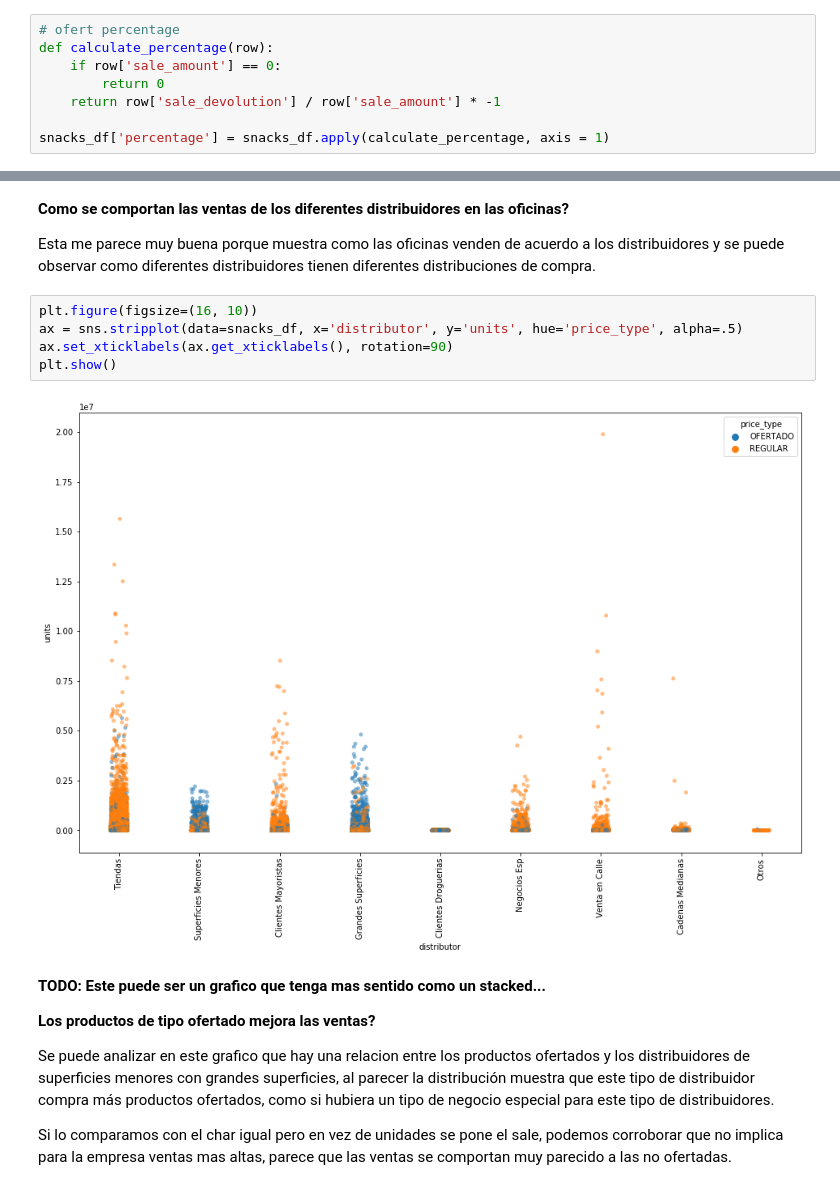
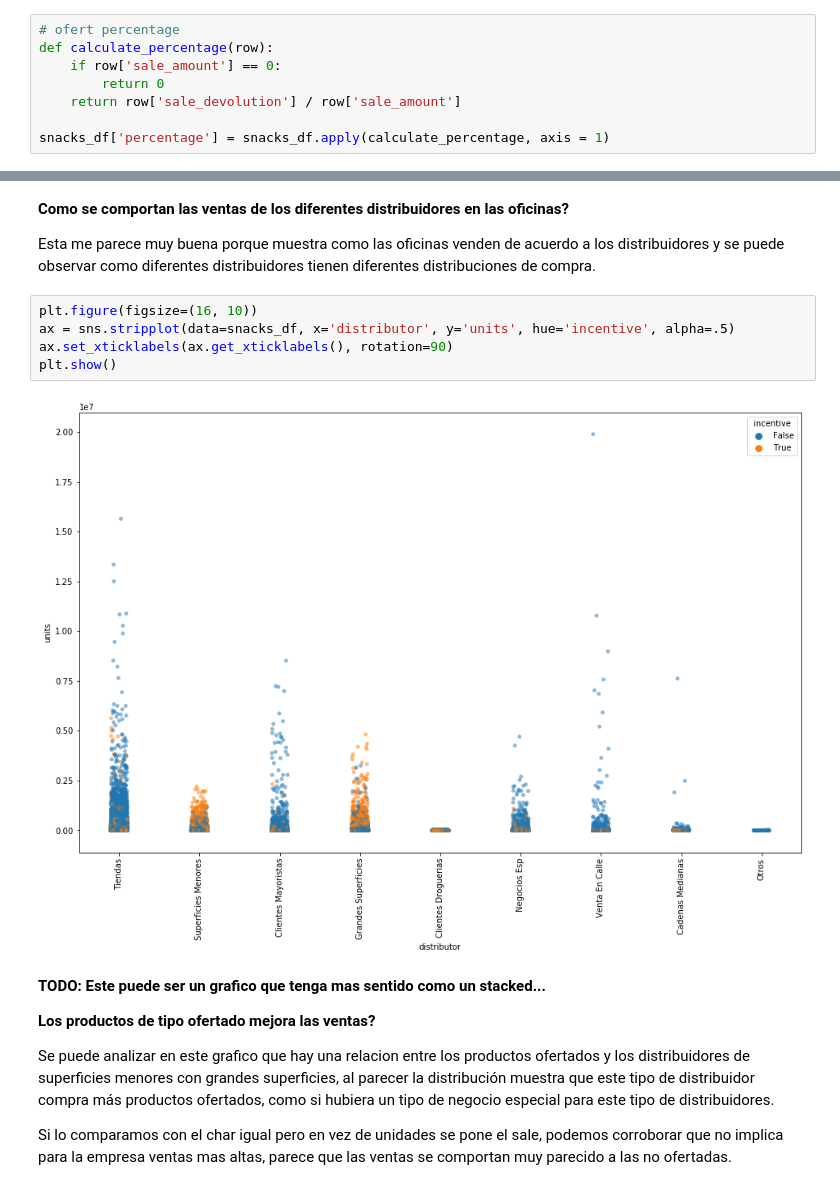
Before and after one commit to juanprq/final-project, a Jupyter notebook: offices-tab.ipynb, the cells around one changed output, grey strips where cells are left out. Saved outputs shown, nothing was run; the diff lists cells and outputs as text.

```diff
--- a/offices-tab.ipynb
+++ b/offices-tab.ipynb
@@ -45,7 +45,7 @@ sns.distplot(np.log(snacks_df[snacks_df['units'] > 0]['units']), bins=10, rug=Tr
 def calculate_percentage(row):
     if row['sale_amount'] == 0:
         return 0
-    return row['sale_devolution'] / row['sale_amount'] * -1
+    return row['sale_devolution'] / row['sale_amount']
 
 snacks_df['percentage'] = snacks_df.apply(calculate_percentage, axis = 1)
 # %%
@@ -83,11 +83,11 @@ sns.stripplot(data=snacks_df, x='office_department_city', y='sale_amount', hue='
 Esta me parece muy buena porque muestra como las oficinas venden de acuerdo a los distribuidores y se puede observar como diferentes distribuidores tienen diferentes distribuciones de compra.
 # %%
 plt.figure(figsize=(16, 10))
-ax = sns.stripplot(data=snacks_df, x='distributor', y='units', hue='price_type', alpha=.5)
+ax = sns.stripplot(data=snacks_df, x='distributor', y='units', hue='incentive', alpha=.5)
 ax.set_xticklabels(ax.get_xticklabels(), rotation=90)
 plt.show()
 # %% [output]
-[figure, old version]
+[figure, new version]
 # %% [markdown]
 **TODO: Este puede ser un grafico que tenga mas sentido como un stacked...**
 
```
Also changed, not shown: parts of 24 cells of this notebook, 5 other files.
